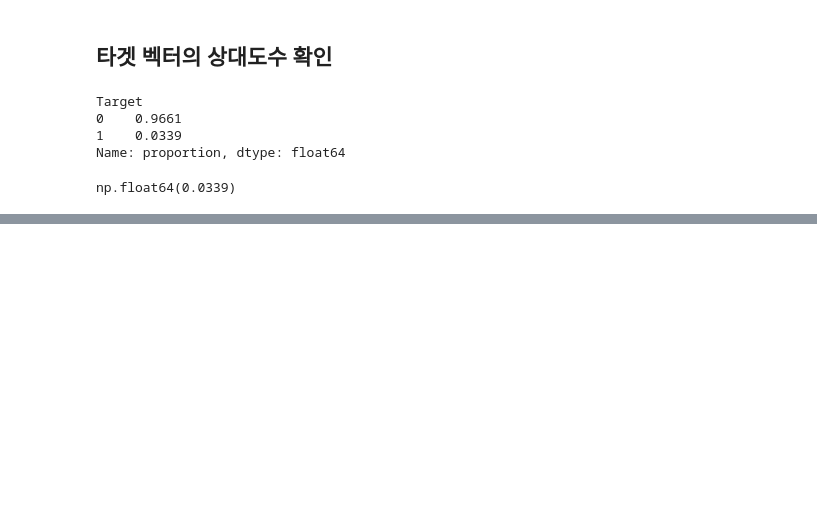
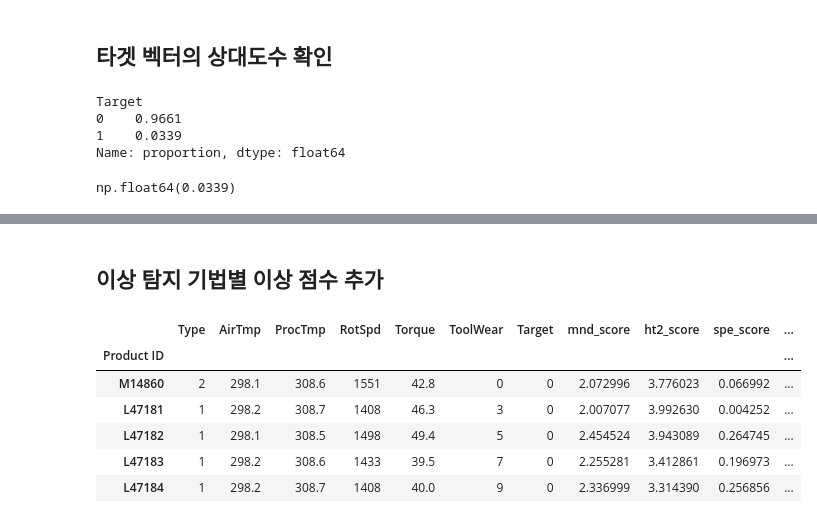
Before and after one commit to taehyunan-99/sesac_ml_dl_study_repo, a Jupyter notebook: project/code/ml_part2/anomaly_detection.ipynb, the cells around one changed output, grey strips where cells are left out. Drawn from its saved outputs; the diff is of its cells as text; code cells hidden in the pictures; blank space fills up the shorter version.

```diff
--- a/project/code/ml_part2/anomaly_detection.ipynb
+++ b/project/code/ml_part2/anomaly_detection.ipynb
@@ -60,0 +348,3 @@ np.float64(0.0339)
+# %%
+# 모델 학습
+iso.fit(X=train_num)
@@ -60,0 +381,6 @@ np.float64(0.0339)
+# %%
+# One-class SVM 모델 생성
+ocs = OneClassSVM(nu=fail_rate)
+# %%
+# 표준화된 데이터로 모델 학습
+ocs.fit(X=X_scaled)
@@ -60,0 +448,18 @@ np.float64(0.0339)
+# %% [markdown]
+## 이상 탐지 기법별 이상 점수 추가
+# %%
+df['mnd_score'] = mnd
+df['ht2_score'] = ht2
+df['spe_score'] = spe
+df['iso_score'] = -iso.decision_function(X=train_num)
+df['ocs_score'] = -ocs.score_samples(X=X_scaled)
+# %%
+df.head()
+# %% [output]
+|  | Type | AirTmp | ProcTmp | RotSpd | Torque | ToolWear | Target | mnd_score | ht2_score | spe_score | ... |
+| Product ID |  |  |  |  |  |  |  |  |  |  | ... |
+| M14860 | 2 | 298.1 | 308.6 | 1551 | 42.8 | 0 | 0 | 2.072996 | 3.776023 | 0.066992 | ... |
+| L47181 | 1 | 298.2 | 308.7 | 1408 | 46.3 | 3 | 0 | 2.007077 | 3.992630 | 0.004252 | ... |
+| L47182 | 1 | 298.1 | 308.5 | 1498 | 49.4 | 5 | 0 | 2.454524 | 3.943089 | 0.264745 | ... |
+| L47183 | 1 | 298.2 | 308.6 | 1433 | 39.5 | 7 | 0 | 2.255281 | 3.412861 | 0.196973 | ... |
+| L47184 | 1 | 298.2 | 308.7 | 1408 | 40.0 | 9 | 0 | 2.336999 | 3.314390 | 0.256856 | ... |
```
Also changed, not shown: parts of 83 cells of this notebook, 7 other files.
